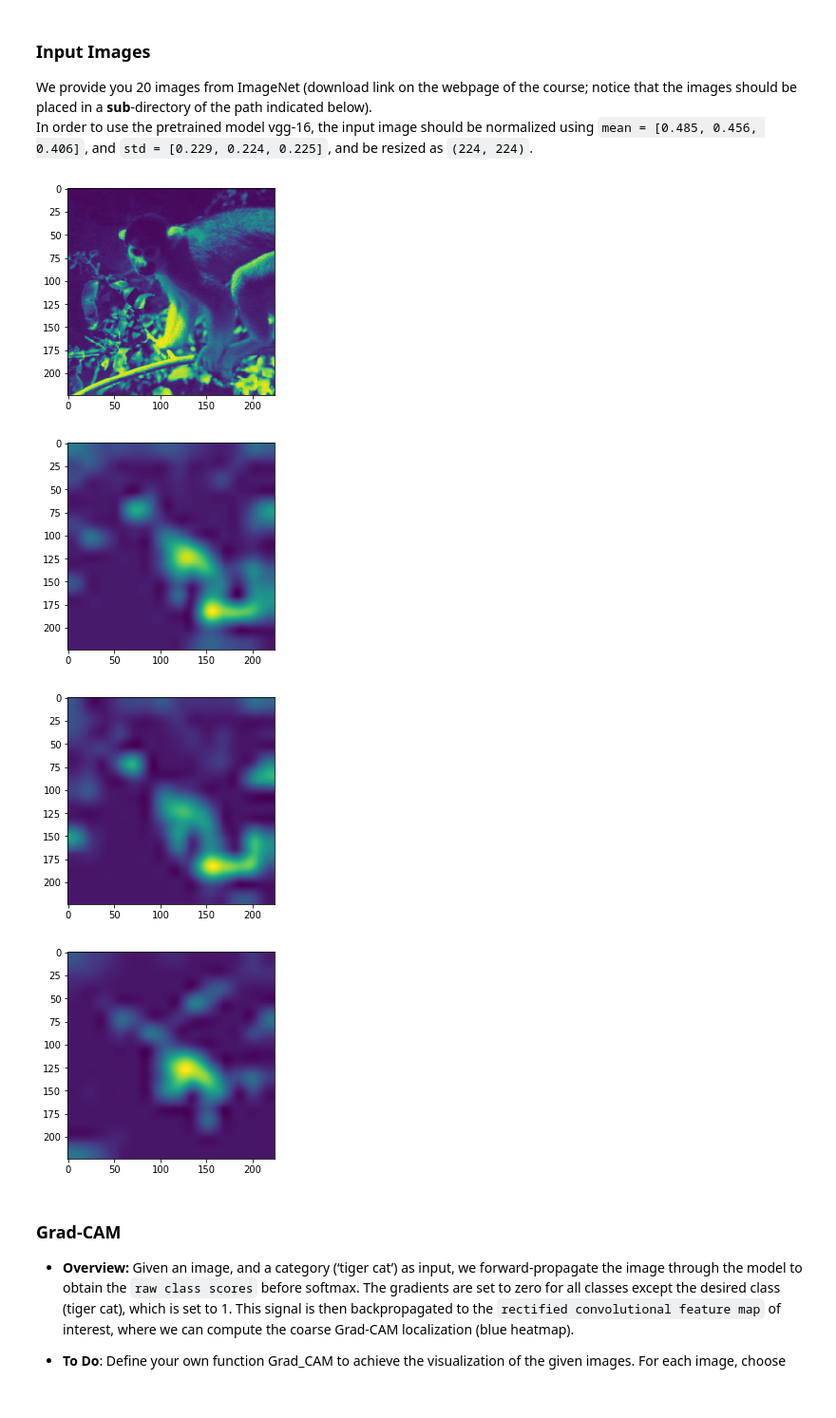
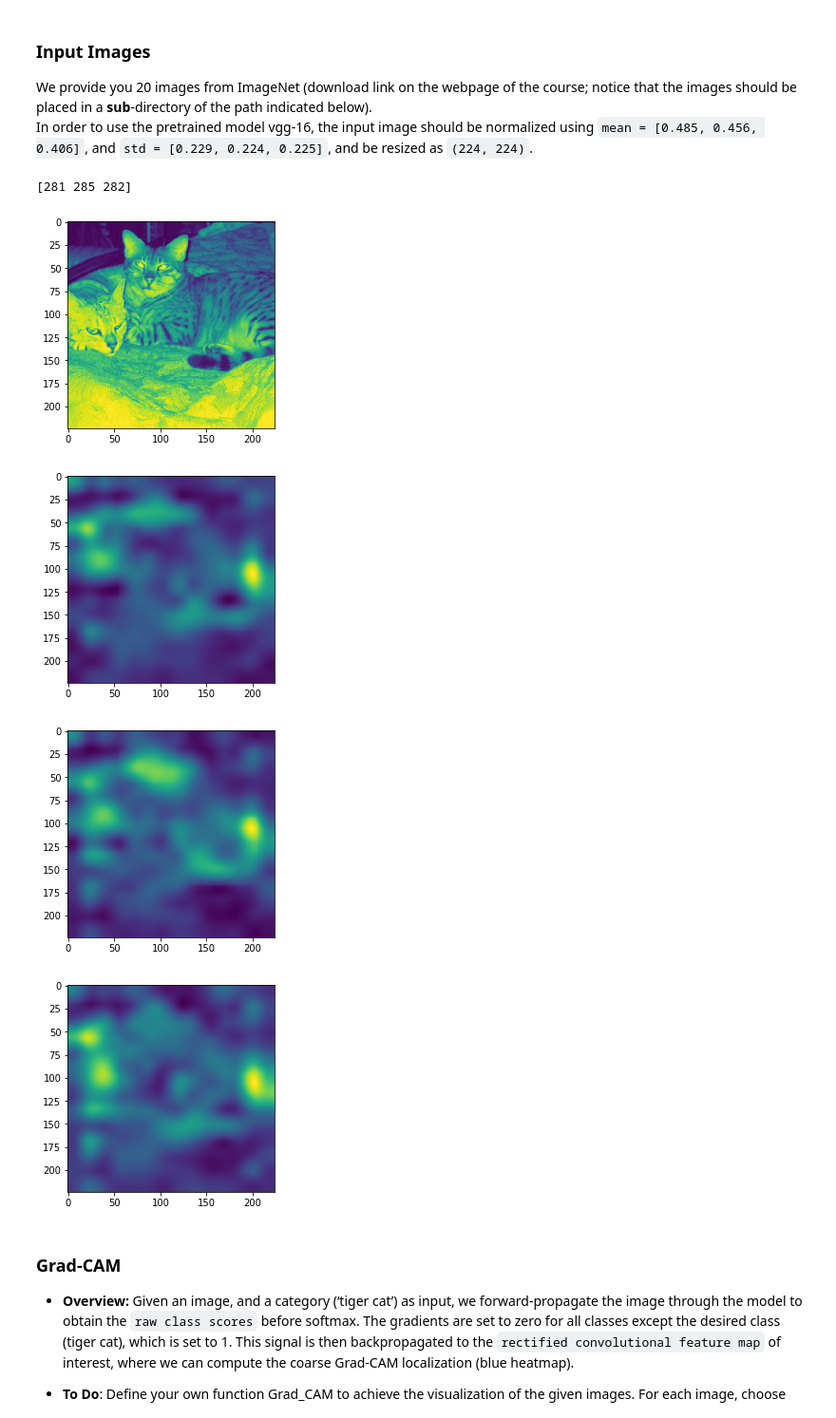
Before and after one commit to Marsobad/ADL, a Jupyter notebook: TP2_Grad_CAM.ipynb, the cells around one changed output. Shown: that part at 95% size. Saved outputs shown, nothing was run; the diff lists cells and outputs as text; code cells hidden in the pictures.

```diff
--- a/TP2_Grad_CAM.ipynb
+++ b/TP2_Grad_CAM.ipynb
@@ -57,8 +57,9 @@ def grad_cam(image_index):
 
   output = vgg_model(dataset[image_index][0].view(1, 3, 224, 224))
   top3_classes = torch.topk(output, 3)[1].numpy()[0]
+  print(top3_classes)
 
-  for class_nb in [281,282,283]:#top3_classes:
+  for class_nb in top3_classes:
     target_activity = None
     activities = get_activities(class_nb,image_index)
     target_grad = None
@@ -108,12 +109,13 @@ def get_activities(target_class,index):
   handler_forward.remove()
   return target_activity
 # %%
-grad_cam(19)
+grad_cam(5)
 # %% [output]
+[281 285 282]
-[figure, old version]
+[figure, new version]
-[figure, old version]
+[figure, new version]
-[figure, old version]
+[figure, new version]
-[figure, old version]
+[figure, new version]
 # %% [markdown]
 ### Grad-CAM
 * **Overview:** Given an image, and a category (‘tiger cat’) as input, we forward-propagate the image through the model to obtain the `raw class scores` before softmax. The gradients are set to zero for all classes except the desired class (tiger cat), which is set to 1. This signal is then backpropagated to the `rectified convolutional feature map` of interest, where we can compute the coarse Grad-CAM localization (blue heatmap).
```
